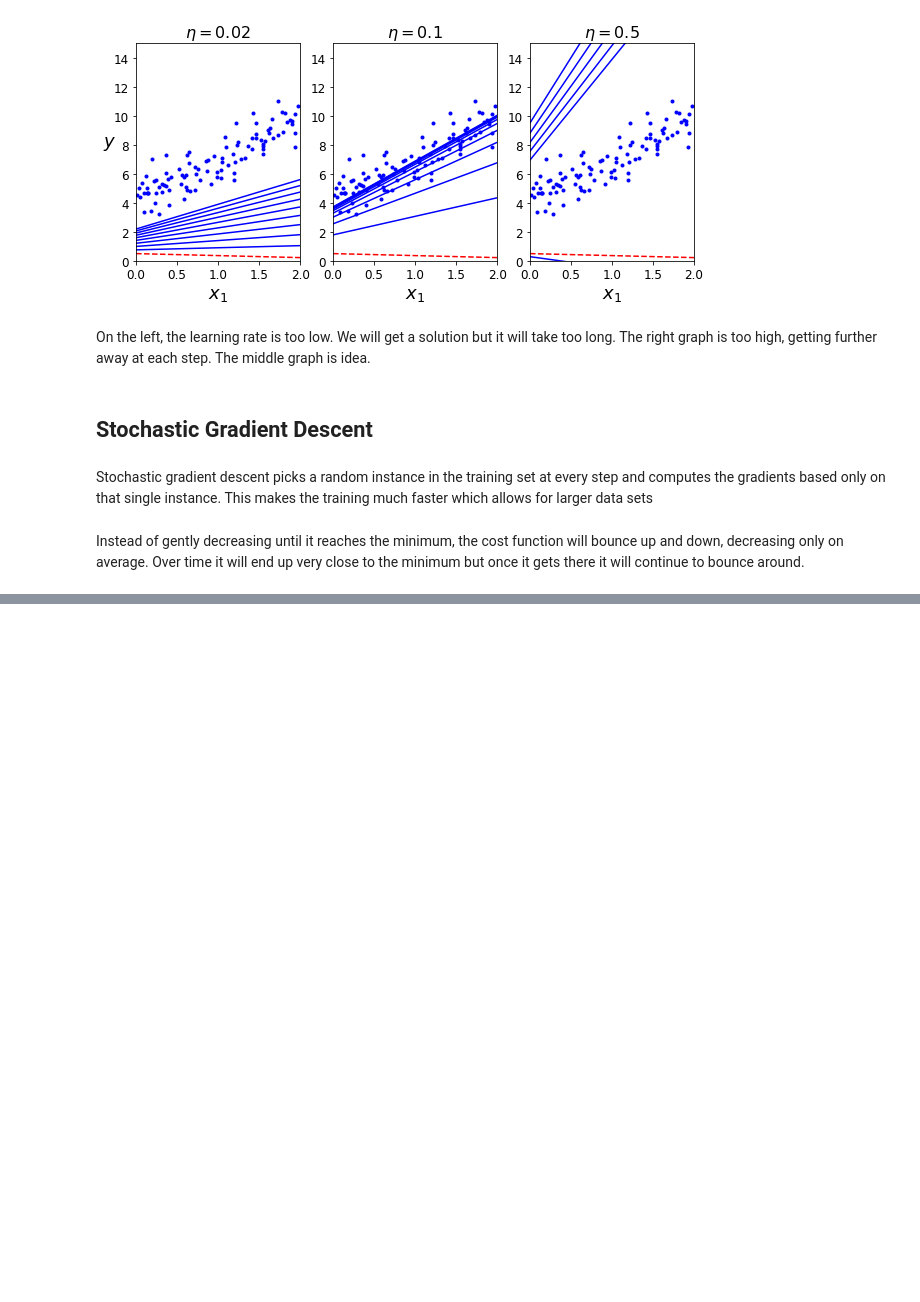
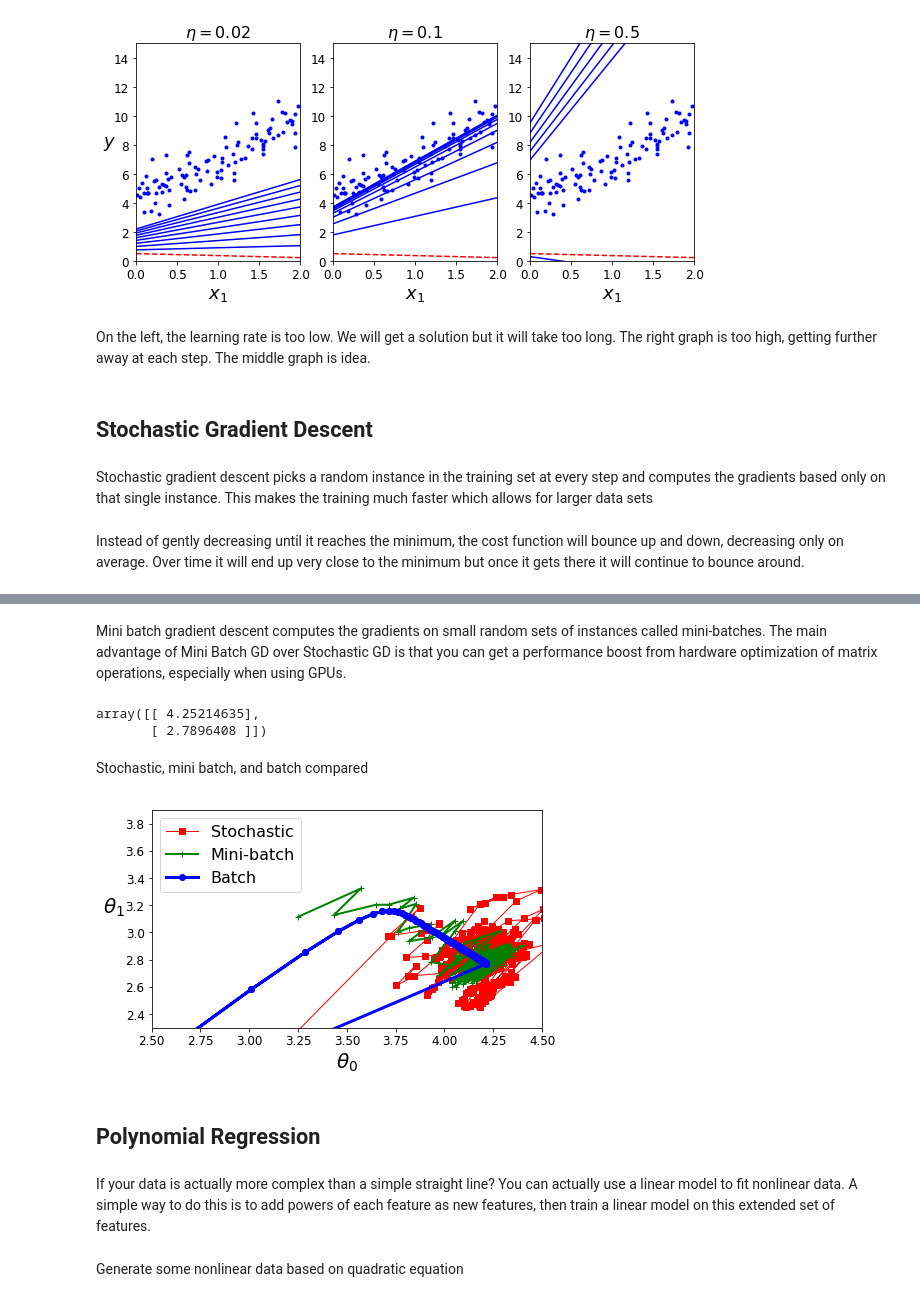
Before and after one commit to Hustada/handson-ml-Training_Linear_Models, a Jupyter notebook: handson-ml-linear-models.ipynb, the cells around one changed output, grey strips where cells are left out. Drawn from its saved outputs; the diff is of its cells as text; code cells hidden in the pictures; blank space fills up the shorter version.

Commit message:
add mini batch and polynomial regression

```diff
--- a/handson-ml-linear-models.ipynb
+++ b/handson-ml-linear-models.ipynb
@@ -209,0 +223,55 @@ sgd_reg = SGDRegressor(n_iter=50, penalty=None, eta0=0.1, random_state=42)
+# %% [markdown]
+Mini batch gradient descent computes the gradients on small random sets of instances called mini-batches. The main advantage of Mini Batch GD over Stochastic GD is that you can get a performance boost from hardware optimization of matrix operations, especially when using GPUs.
+# %%
+theta_path_mgd = []
+
+n_iterations = 50
+minibatch_size = 20
+
+np.random.seed(42)
+theta = np.random.randn(2,1)  # random initialization
+
+t0, t1 = 10, 1000
+def learning_schedule(t):
+    return t0 / (t + t1)
+
+t = 0
+for epoch in range(n_iterations):
+    shuffled_indices = np.random.permutation(m)
+    X_b_shuffled = X_b[shuffled_indices]
+    y_shuffled = y[shuffled_indices]
+    for i in range(0, m, minibatch_size):
+        t += 1
+        xi = X_b_shuffled[i:i+minibatch_size]
+        yi = y_shuffled[i:i+minibatch_size]
+        gradients = 2 * xi.T.dot(xi.dot(theta) - yi)
+        eta = learning_schedule(t)
+        theta = theta - eta * gradients
+        theta_path_mgd.append(theta)
+# %%
+theta
+# %% [output]
+array([[ 4.25214635],
+       [ 2.7896408 ]])
+# %%
+theta_path_bgd = np.array(theta_path_bgd)
+theta_path_sgd = np.array(theta_path_sgd)
+theta_path_mgd = np.array(theta_path_mgd)
+# %% [markdown]
+Stochastic, mini batch, and batch compared
+# %%
+plt.figure(figsize=(7,4))
+plt.plot(theta_path_sgd[:, 0], theta_path_sgd[:, 1], "r-s", linewidth=1, label="Stochastic")
+plt.plot(theta_path_mgd[:, 0], theta_path_mgd[:, 1], "g-+", linewidth=2, label="Mini-batch")
+plt.plot(theta_path_bgd[:, 0], theta_path_bgd[:, 1], "b-o", linewidth=3, label="Batch")
+plt.legend(loc="upper left", fontsize=16)
+plt.xlabel(r"$\theta_0$", fontsize=20)
+plt.ylabel(r"$\theta_1$   ", fontsize=20, rotation=0)
+plt.axis([2.5, 4.5, 2.3, 3.9])
+plt.show()
+# %% [output]
+[figure, added]
+# %% [markdown]
+## Polynomial Regression
+# %% [markdown]
+If your data is actually more complex than a simple straight line? You can actually use a linear model to fit nonlinear data. A simple way to do this is to add powers of each feature as new features, then train a linear model on this extended set of features.
@@ -209,0 +283,2 @@ sgd_reg = SGDRegressor(n_iter=50, penalty=None, eta0=0.1, random_state=42)
+# %% [markdown]
+Generate some nonlinear data based on quadratic equation
```
Also changed, not shown: parts of 15 cells of this notebook.
